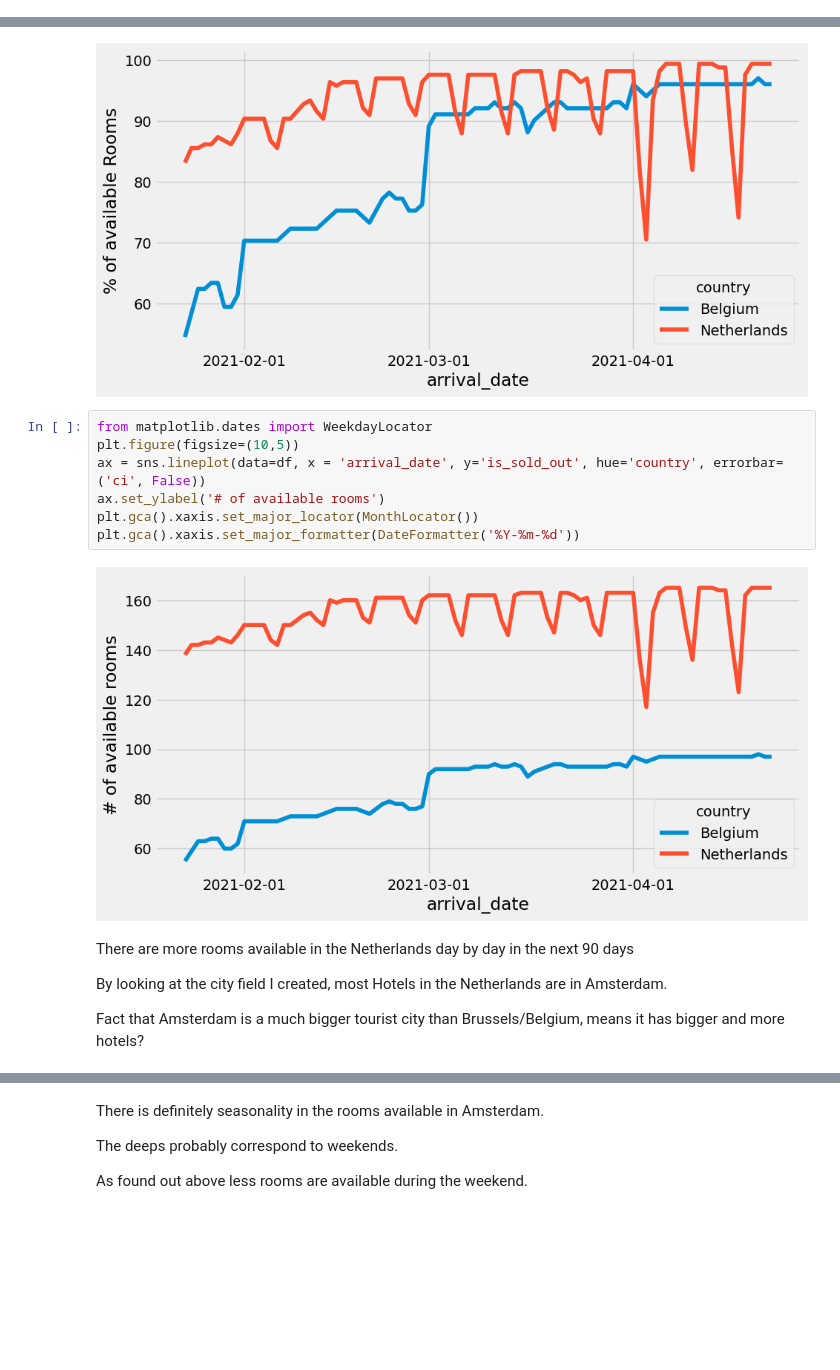
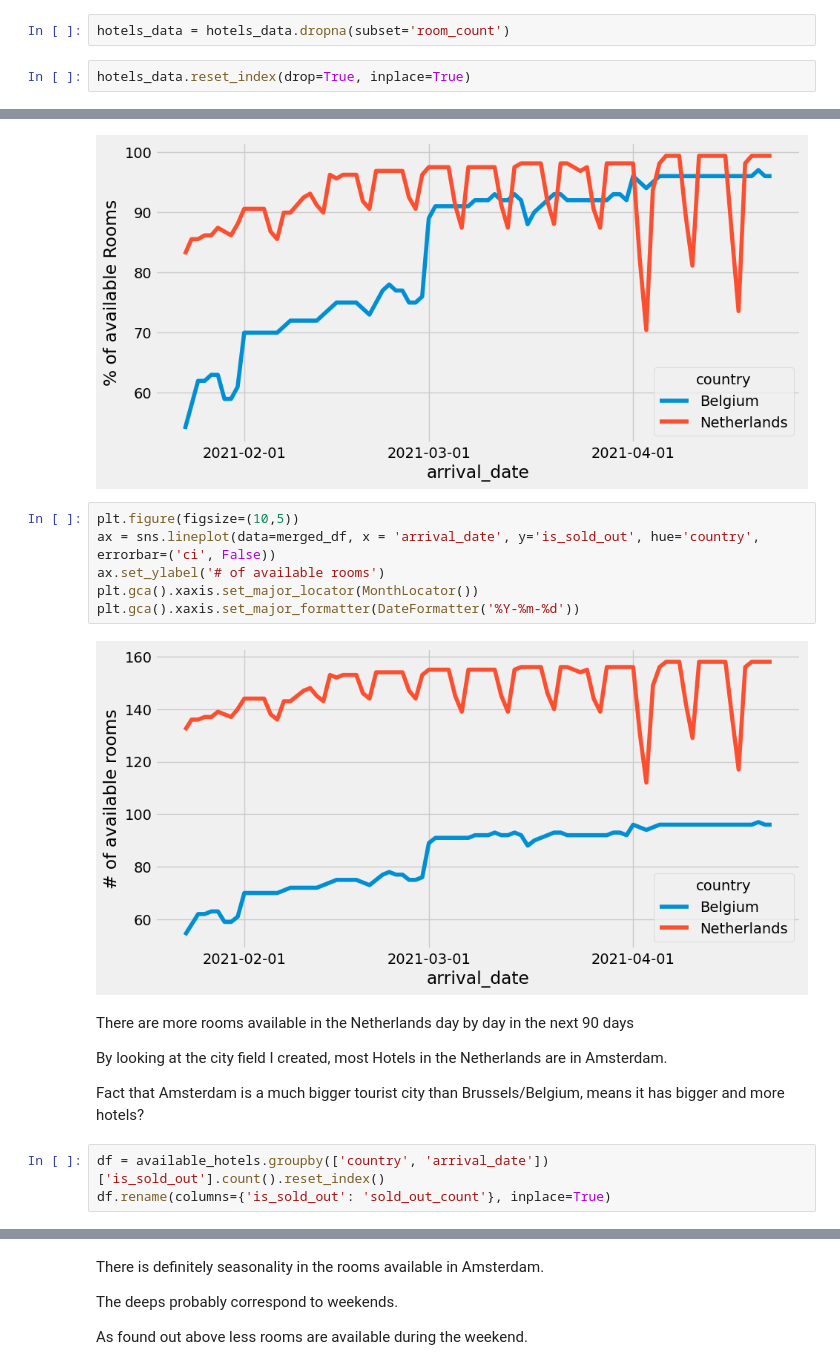
Before and after one commit to TaccheLegend/lighthouse_takehome, a Jupyter notebook: lighthouse_test.ipynb, the cells around one changed output, grey strips where cells are left out. Drawn from its saved outputs; the diff is of its cells as text; blank space fills up the shorter version.

```diff
--- a/lighthouse_test.ipynb
+++ b/lighthouse_test.ipynb
@@ -139,0 +129,4 @@ sns.histplot(data = hotels_data, x = 'room_count', bins= 10)
+# %%
+hotels_data = hotels_data.dropna(subset='room_count')
+# %%
+hotels_data.reset_index(drop=True, inplace=True)
@@ -553,18 +569,20 @@ plt.gca().xaxis.set_major_formatter(DateFormatter('%Y-%m-%d'))
 # %% [output]
 [figure]
 # %%
-from matplotlib.dates import WeekdayLocator
 plt.figure(figsize=(10,5))
-ax = sns.lineplot(data=df, x = 'arrival_date', y='is_sold_out', hue='country', errorbar=('ci', False))
+ax = sns.lineplot(data=merged_df, x = 'arrival_date', y='is_sold_out', hue='country', errorbar=('ci', False))
 ax.set_ylabel('# of available rooms')
 plt.gca().xaxis.set_major_locator(MonthLocator())
 plt.gca().xaxis.set_major_formatter(DateFormatter('%Y-%m-%d'))
 # %% [output]
-[figure, old version]
+[figure, new version]
 # %% [markdown]
 There are more rooms available in the Netherlands day by day in the next 90 days
 
 By looking at the city field I created, most Hotels in the Netherlands are in Amsterdam.
 
 Fact that Amsterdam is a much bigger tourist city than Brussels/Belgium, means it has bigger and more hotels?
+# %%
+df = available_hotels.groupby(['country', 'arrival_date'])['is_sold_out'].count().reset_index()
+df.rename(columns={'is_sold_out': 'sold_out_count'}, inplace=True)
 # %%
```
Also changed, not shown: parts of 39 cells of this notebook.
